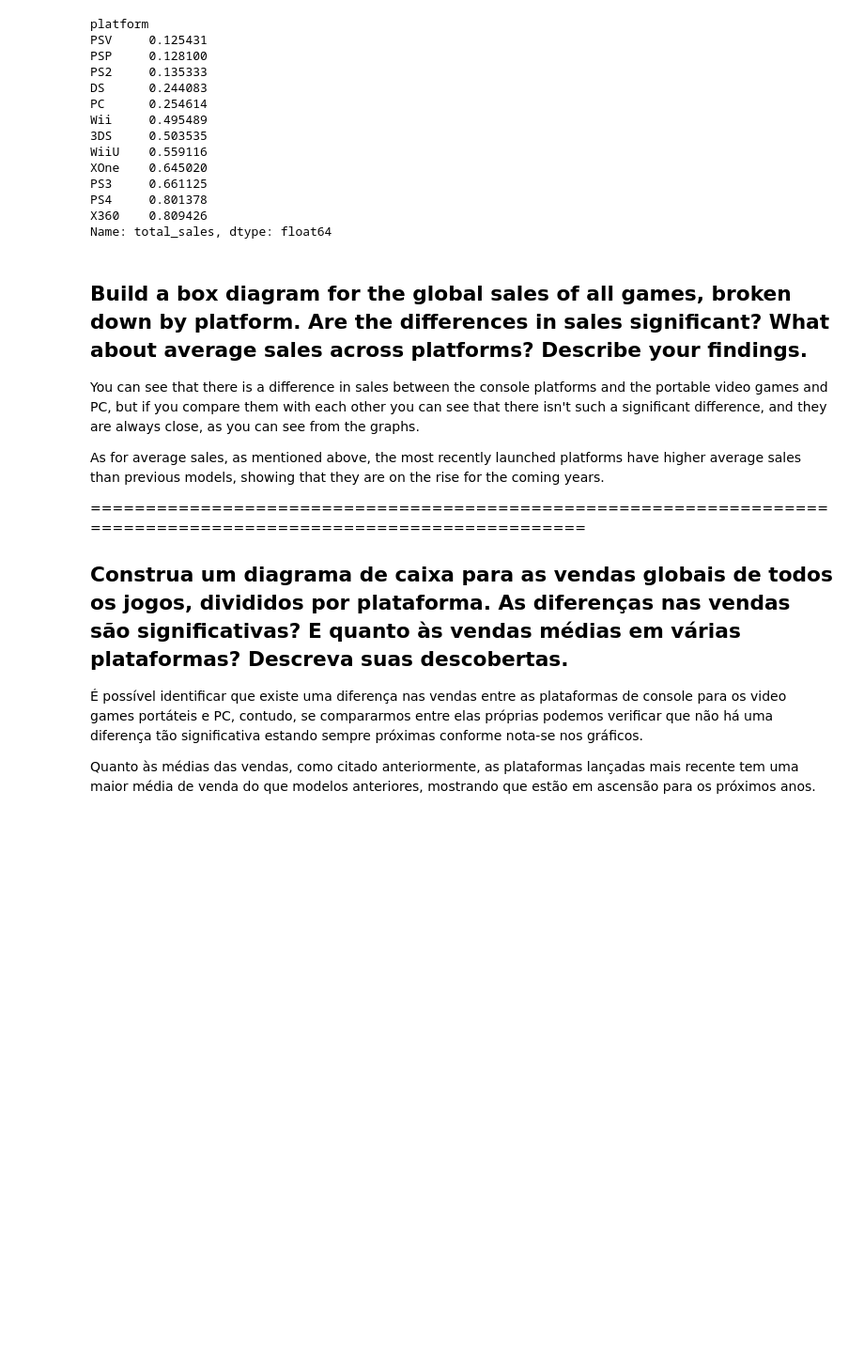
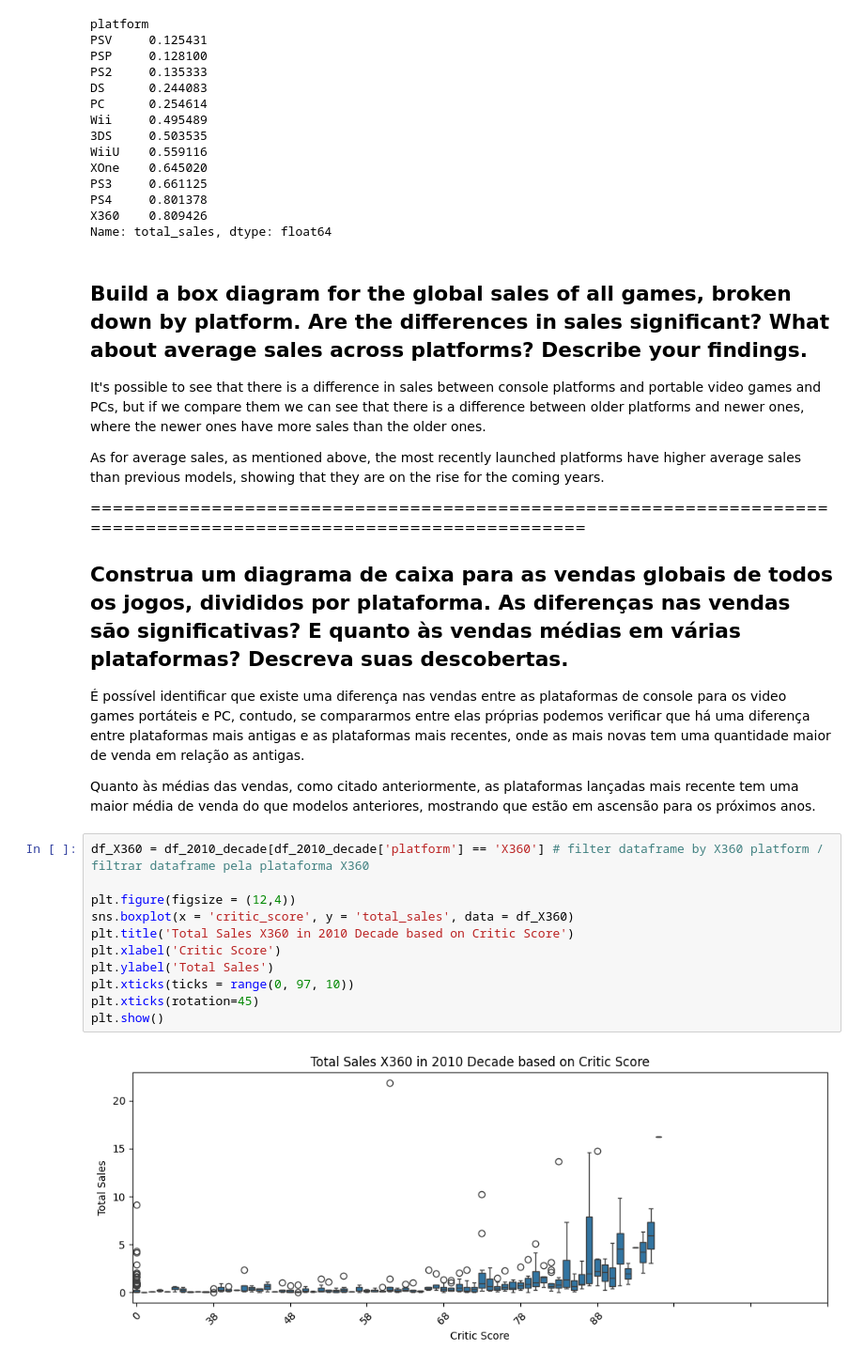
Before and after one commit to RafaelGenari/Bootcamp-Project-Video-Games-Ice-Company, a Jupyter notebook: Notebooks/EDA.ipynb, the cells around one changed output. Shown at 94% size. Drawn from its saved outputs; the diff is of its cells as text; blank space fills up the shorter version.

```diff
--- a/Notebooks/EDA.ipynb
+++ b/Notebooks/EDA.ipynb
@@ -380,7 +389,7 @@ Name: total_sales, dtype: float64
 # %% [markdown]
 ## Build a box diagram for the global sales of all games, broken down by platform. Are the differences in sales significant? What about average sales across platforms? Describe your findings.
 
-You can see that there is a difference in sales between the console platforms and the portable video games and PC, but if you compare them with each other you can see that there isn't such a significant difference, and they are always close, as you can see from the graphs.
+It's possible to see that there is a difference in sales between console platforms and portable video games and PCs, but if we compare them we can see that there is a difference between older platforms and newer ones, where the newer ones have more sales than the older ones.
 
 As for average sales, as mentioned above, the most recently launched platforms have higher average sales than previous models, showing that they are on the rise for the coming years.
 
@@ -388,6 +397,19 @@ As for average sales, as mentioned above, the most recently launched platforms h
 
 ## Construa um diagrama de caixa para as vendas globais de todos os jogos, divididos por plataforma. As diferenças nas vendas são significativas? E quanto às vendas médias em várias plataformas? Descreva suas descobertas.
 
-É possível identificar que existe uma diferença nas vendas entre as plataformas de console para os video games portáteis e PC, contudo, se compararmos entre elas próprias podemos verificar que não há uma diferença tão significativa estando sempre próximas conforme nota-se nos gráficos.
+É possível identificar que existe uma diferença nas vendas entre as plataformas de console para os video games portáteis e PC, contudo, se compararmos entre elas próprias podemos verificar que há uma diferença entre plataformas mais antigas e as plataformas mais recentes, onde as mais novas tem uma quantidade maior de venda em relação as antigas.
 
 Quanto às médias das vendas, como citado anteriormente, as plataformas lançadas mais recente tem uma maior média de venda do que modelos anteriores, mostrando que estão em ascensão para os próximos anos.
+# %%
+df_X360 = df_2010_decade[df_2010_decade['platform'] == 'X360'] # filter dataframe by X360 platform / filtrar dataframe pela plataforma X360
+
+plt.figure(figsize = (12,4))
+sns.boxplot(x = 'critic_score', y = 'total_sales', data = df_X360)
+plt.title('Total Sales X360 in 2010 Decade based on Critic Score')
+plt.xlabel('Critic Score')
+plt.ylabel('Total Sales')
+plt.xticks(ticks = range(0, 97, 10))
+plt.xticks(rotation=45)
+plt.show()
+# %% [output]
+[figure, added]
```
Also changed, not shown: parts of 38 cells of this notebook.
